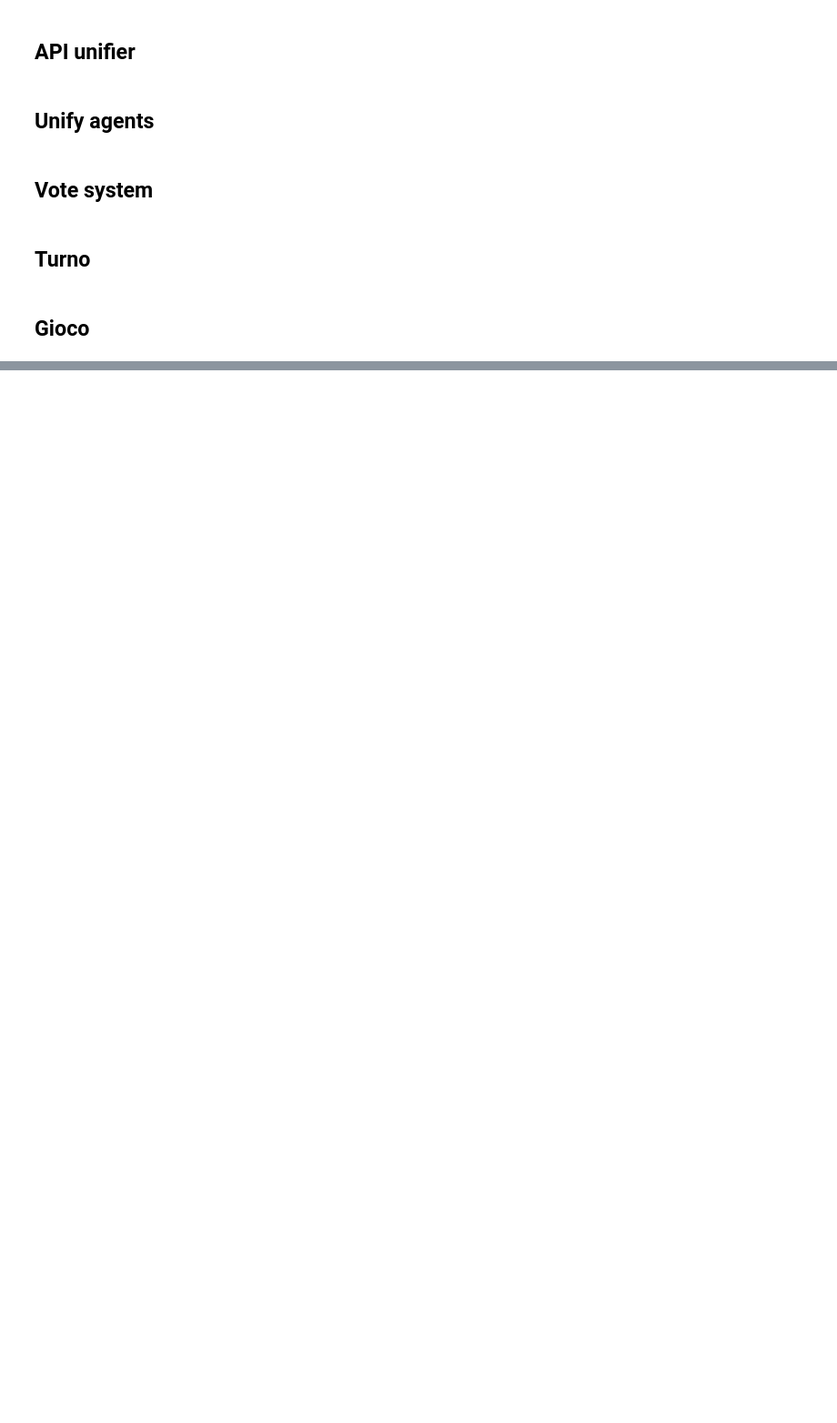
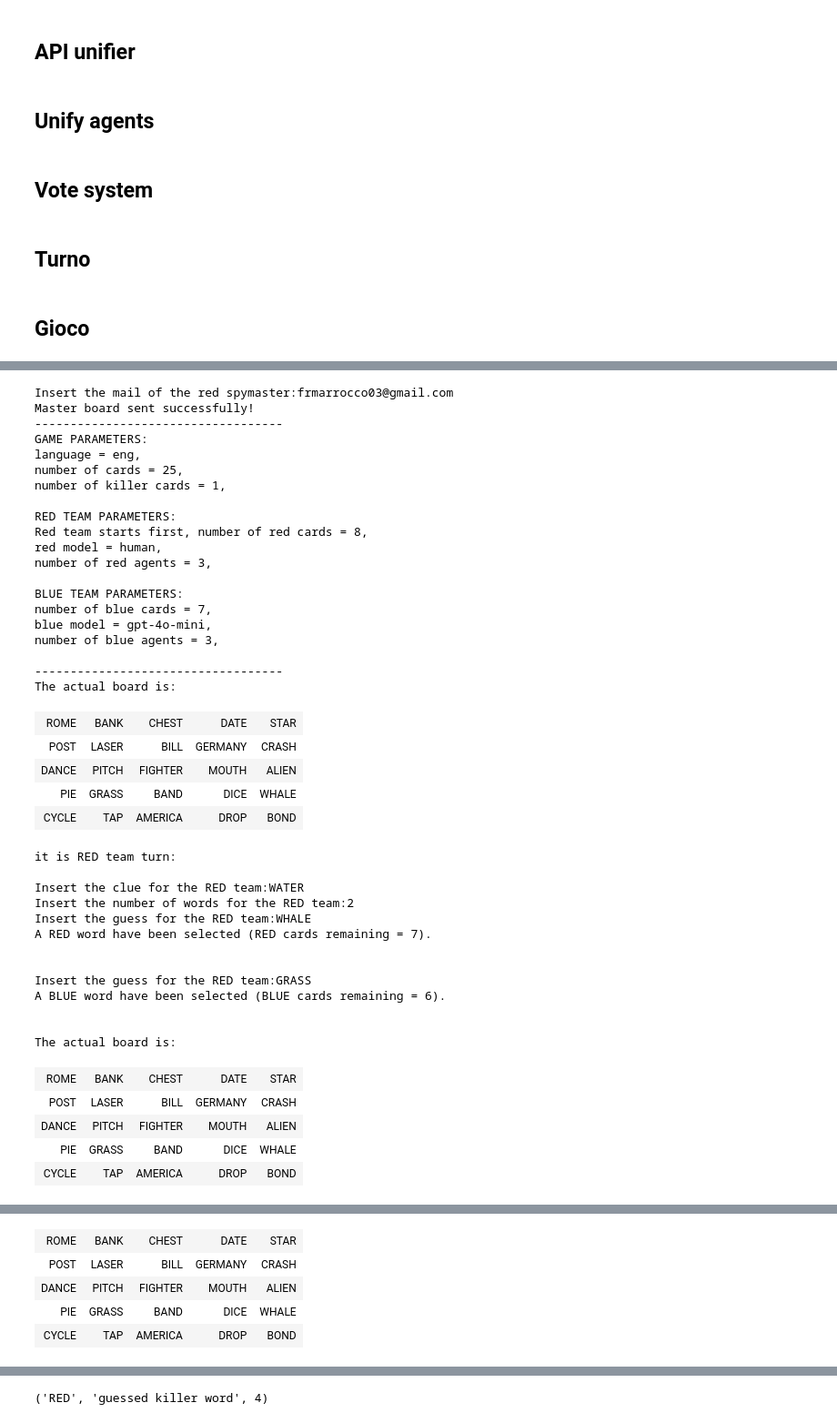
Before and after one commit to mich1803/Codenames-LLM, a Jupyter notebook: notebooks/ScratchNotebook_Showdown.ipynb, the cells around one changed output, grey strips where cells are left out. Shown at 91% size. Saved outputs shown, nothing was run; the diff lists cells and outputs as text; code cells hidden in the pictures; blank space fills up the shorter version.

```diff
--- a/notebooks/ScratchNotebook_Showdown.ipynb
+++ b/notebooks/ScratchNotebook_Showdown.ipynb
@@ -334,13 +334,14 @@ def spymaster(lang, board, team, history, model, cot):
     adding_cot = "YOUR RESPONSE SHOULD BE A JSON PYTHON DICT OBJECT WITH TWO KEYS: 'clue' and 'number'. Make sure the clue is a single word, and the number "+ \
       "is an integer between 1 and the number of words left on the board related to that clue."
   else:
-    adding_cot = "YOUR RESPONSE SHOULD BE A JSON PYTHON DICT OBJECT WITH TWO KEYS: 'thought', 'clue' and 'number'. Make sure the clue is a single word, and the number "+ \
+    adding_cot = "YOUR RESPONSE SHOULD BE A JSON PYTHON DICT OBJECT WITH THREE KEYS: 'thought', 'clue' and 'number'. Make sure the clue is a single word, and the number "+ \
       "is an integer between 1 and the number of words left on the board related to that clue." +\
       "In the thought (the fisrt thing you are going to say as a 200 words max test) you need to use reasoning to understand which clue and number to say, divide the problem in subproblem like:" +\
       "- which words i cannot say like the ones in the board (or you lose instantly);" +\
       f"- which are the words of your team ({team}) and which word can I say that aligns with them;" +\
       "- which are the words the you are better to avoid make your team think, like the ones of the opponents' team or the killer one." +\
-      "at the end double check that your clue is not in the board to avoid losing instantly.".upper()
+      "at the end double check that your clue is not in the board to avoid losing instantly.".upper() +\
+      "BE EXTREMELY SURE THAT THE DICT KEYS ARE RIGHT (thought, clue, number)."
 
   sys_prompt += adding_cot
 
@@ -446,7 +447,7 @@ def play_turn(lang, team, board, cards_remaining, k, n_guessers, history, image_
           return {"endgame": False, "rc": rc, "b": b, "spyh": spymaster_history, "teamh": guesser_history}
 
 
-      image_dict[guess] = master_image_dict[team]
+      image_dict[guess] = master_image_dict[guess]
       del master_image_dict[guess]
       if x == "KILLER":
           if verbose: print(f"The killer word have been selected, the game ends. \n \n ")
@@ -602,10 +603,10 @@ def play_game(lang = "eng", n_cards = 25, coloured_cards = 7, k_cards = 1, verbo
 
   if red_model == "human":
     mail = input("Insert the mail of the red spymaster:")
-    send_email(mail, board4print(board, master=True))
+    send_email(mail, board4print(master_image_dict))
   if blue_model == "human":
     mail = input("Insert the mail of the blue spymaster:")
-    send_email(mail, board4print(board, master=True))
+    send_email(mail, board4print(master_image_dict))
   #input("stop")
 
   if verbose:
@@ -659,0 +792,46 @@ play_game(verbose = True, masterverbose = True)
+# %%
+play_game(red_model = "human", verbose = True, masterverbose = False)
+# %% [output]
+Insert the mail of the red spymaster:frmarrocco03@gmail.com
+Master board sent successfully!
+-----------------------------------
+GAME PARAMETERS:
+language = eng,
+number of cards = 25,
+number of killer cards = 1,
+
+RED TEAM PARAMETERS:
+Red team starts first, number of red cards = 8,
+red model = human,
+number of red agents = 3,
+
+BLUE TEAM PARAMETERS:
+number of blue cards = 7,
+blue model = gpt-4o-mini,
+number of blue agents = 3,
+
+-----------------------------------
+The actual board is:
+| ROME | BANK | CHEST | DATE | STAR |
+| POST | LASER | BILL | GERMANY | CRASH |
+| DANCE | PITCH | FIGHTER | MOUTH | ALIEN |
+| PIE | GRASS | BAND | DICE | WHALE |
+| CYCLE | TAP | AMERICA | DROP | BOND |
+it is RED team turn:
+
+Insert the clue for the RED team:WATER
+Insert the number of words for the RED team:2
+Insert the guess for the RED team:WHALE
+A RED word have been selected (RED cards remaining = 7).
+
+
+Insert the guess for the RED team:GRASS
+A BLUE word have been selected (BLUE cards remaining = 6).
+
+
+The actual board is:
+| ROME | BANK | CHEST | DATE | STAR |
+| POST | LASER | BILL | GERMANY | CRASH |
+| DANCE | PITCH | FIGHTER | MOUTH | ALIEN |
+| PIE | GRASS | BAND | DICE | WHALE |
+| CYCLE | TAP | AMERICA | DROP | BOND |
@@ -659,0 +855,5 @@ play_game(verbose = True, masterverbose = True)
+| ROME | BANK | CHEST | DATE | STAR |
+| POST | LASER | BILL | GERMANY | CRASH |
+| DANCE | PITCH | FIGHTER | MOUTH | ALIEN |
+| PIE | GRASS | BAND | DICE | WHALE |
+| CYCLE | TAP | AMERICA | DROP | BOND |
@@ -659,0 +900 @@ play_game(verbose = True, masterverbose = True)
+('RED', 'guessed killer word', 4)
```
Also changed, not shown: parts of 3 cells of this notebook.
